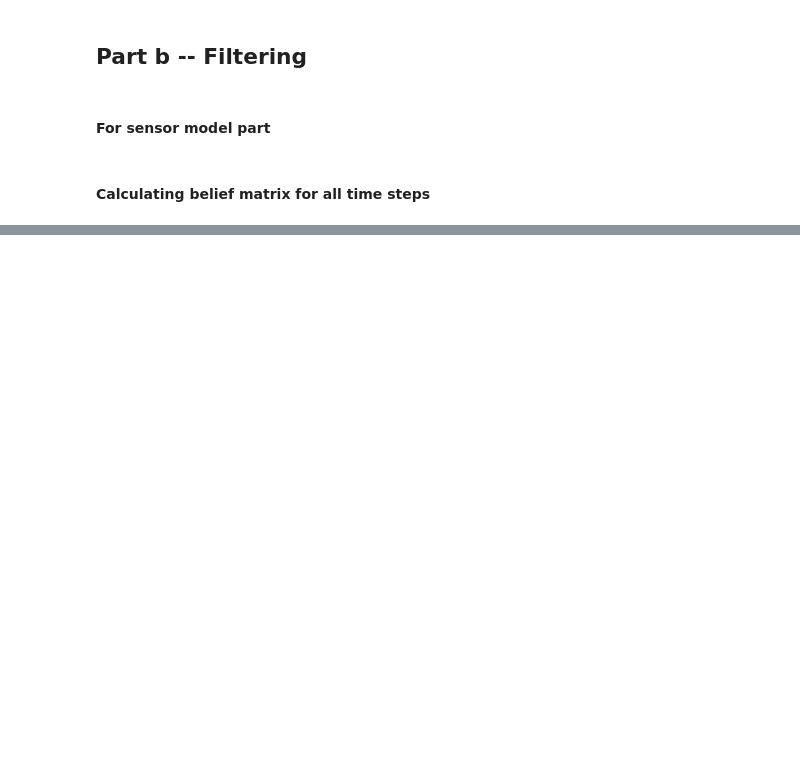
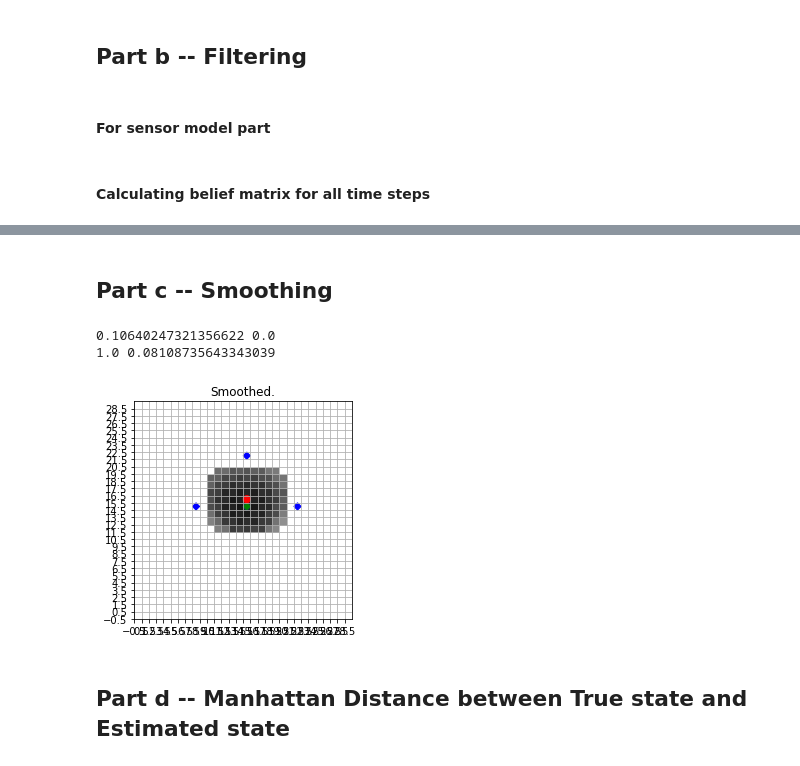
Before and after one commit to TheRealXster/COL864-Assgn1, a Jupyter notebook: A1_Q1.ipynb, the cells around one changed output, grey strips where cells are left out. Drawn from its saved outputs; the diff is of its cells as text; code cells hidden in the pictures; blank space fills up the shorter version.

Commit message:
Smoothing and manhattan distance done

```diff
--- a/A1_Q1.ipynb
+++ b/A1_Q1.ipynb
@@ -248,8 +264,12 @@ belief = np.zeros((26, 30, 30))
 belief[0][0:][0:] = np.full((30, 30), 1/900)
 #print(belief)
 
+estimated = np.zeros((25,2))
+
 for i in range(1, 26):
     normalizeSum = 0
+    estimatedPos = np.array([0,0])
+    maxBel = -1
 
     for j in range(0, 30):
         for k in range(0, 30):
@@ -281,11 +301,18 @@ for i in range(1, 26):
             belief[i][j][k] = currBelief
             normalizeSum += currBelief
 
+            if(currBelief > maxBel):
+                maxBel = currBelief
+                estimatedPos = np.array([j, k])
+
     belief[i][0:][0:] = belief[i][0:][0:] / normalizeSum
+    estimated[i-1] = estimatedPos
 
     #for j in range(0, 30):
      #   for k in range(0, 30):
       #      belief[i][j][k] = belief[i][j][k] / normalizeSum
 
-print(belief)
+#print(belief)
+for i in range(0, 25):
+    print("True state " , motionModel[i] , " Estimated Position " , estimated[i])
 # %% [output]
@@ -308,0 +336,60 @@ print(belief)
+# %% [markdown]
+## Part c -- Smoothing
+# %%
+#final smoothened beliefs
+smoothed = np.zeros((24, 30, 30))
+#matrix for recursion
+backprop = np.zeros((25, 30, 30))
+
+#base case P(e26:25/x25)
+backprop[24][0:][0:] = np.full((30, 30), 1)
+
+for i in range(23, -1, -1):
+    #normalizing factor alpha
+    normalizeSum = 0
+
+    for j in range(0, 30):
+        for k in range(0, 30):
+            curr = 0
+            #check every possible transition
+            nextPos = np.array([[j-1, k], [j, k+1], [j+1, k], [j, k-1]])
+            transitionProbs = np.array([0.2, 0.4, 0.3, 0.1])
+
+            for index in range(0, 4):
+                temp = nextPos[index]
+
+                #transition not possible
+                if(temp[0] < 0 or temp[1] < 0 or temp[0] > 29 or temp[1] > 29): continue
+
+                #transition possible, get the sensor probablities at that position
+                probabilities = sensorProb(temp)
+                observations = sensorModel[i+1][0:]
+                obsProb = 1
+
+                #calculate P(e/x)
+                for a in range(0,4):
+                    if(observations[a] == 1):
+                        obsProb *= probabilities[a]
+                    else:
+                        obsProb *= 1 - probabilities[a]
+
+                #recursion step incorporating sensor and transition model
+                curr += obsProb * transitionProbs[index] * backprop[i+1][temp[0]][temp[1]]
+
+            #update the matrices
+            backprop[i][j][k] = curr
+            smoothed[i][j][k] = curr * belief[i][j][k]
+            normalizeSum += smoothed[i][j][k]
+
+    #normalize
+    smoothed[i][0:][0:] = smoothed[i][0:][0:] / normalizeSum
+np.set_printoptions(threshold=np. inf)
+#print(f'{smoothed}')
+#print(backprop)
+plot_likelihood(motionModel[0], smoothed[0], (15,15), title='Smoothed.')
+# %% [output]
+0.10640247321356622 0.0
+1.0 0.08108735643343039
+[figure, added]
+# %% [markdown]
+## Part d -- Manhattan Distance between True state and Estimated state
```
Also changed, not shown: parts of 6 cells of this notebook.
